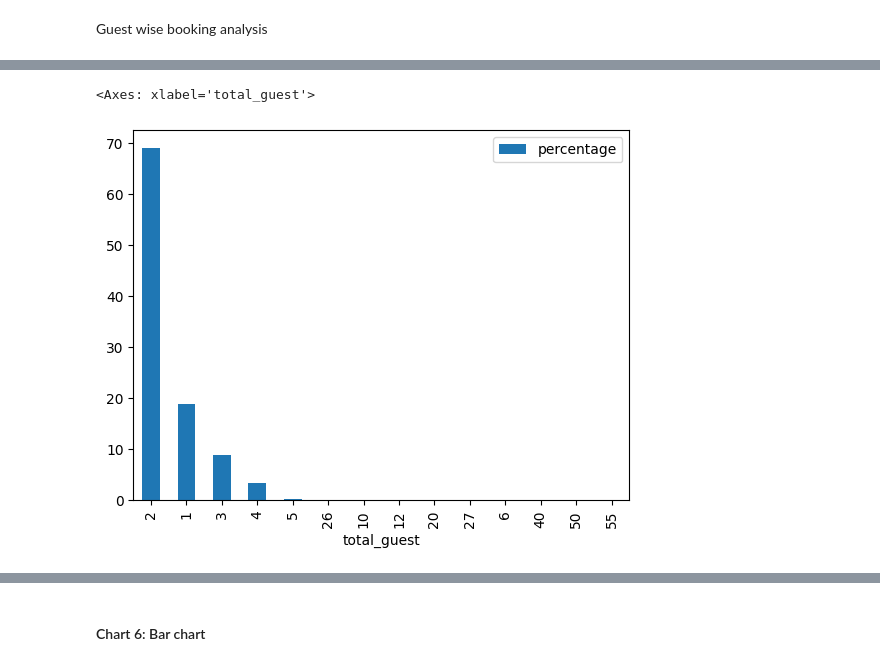
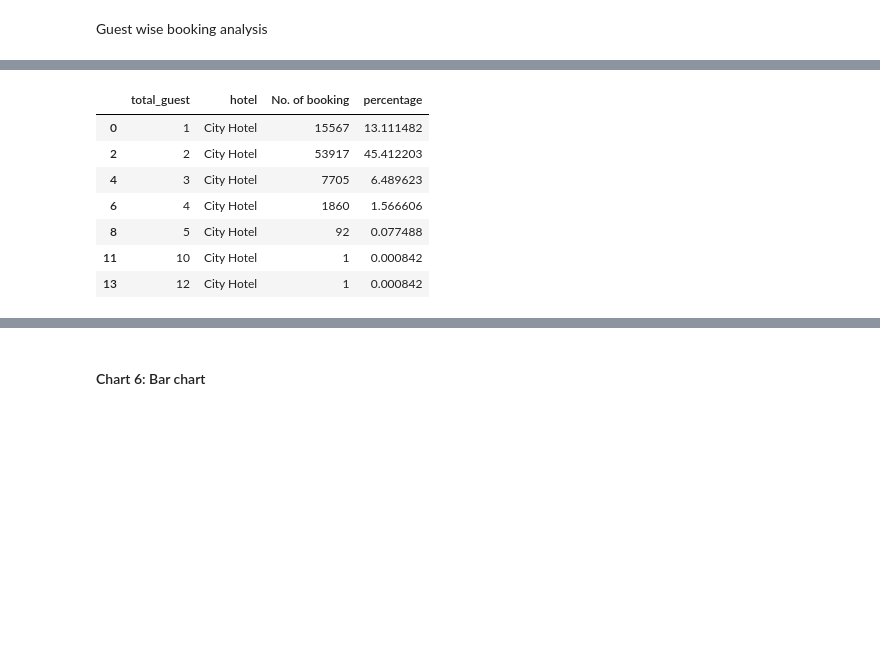
Before and after one commit to Codewith-Soumya/Hotel-Booking-Analysis, a Jupyter notebook: Hotel_booking_analysis_coding_Capstrone_Project_2.ipynb, the cells around one changed output, grey strips where cells are left out. Drawn from its saved outputs; the diff is of its cells as text; code cells hidden in the pictures; blank space fills up the shorter version.

```diff
--- a/Hotel_booking_analysis_coding_Capstrone_Project_2.ipynb
+++ b/Hotel_booking_analysis_coding_Capstrone_Project_2.ipynb
@@ -415,5 +395,21 @@ guest_wise
-# %%
-guest_wise.plot.bar(x='total_guest',y='percentage')
-# %% [output]
-<Axes: xlabel='total_guest'>
-[figure, removed]
+# %%
+# Group by 'total_guest' and 'hotel' to get the count
+guest_wise = hotel_booking_data.groupby(['total_guest', 'hotel']).size().reset_index(name='No. of booking')
+
+# Calculate the percentage
+total_bookings = guest_wise['No. of booking'].sum()
+guest_wise['percentage'] = (guest_wise['No. of booking'] / total_bookings) * 100
+
+# Separate data for City Hotel and Resort Hotel
+city_hotel_data = guest_wise[guest_wise['hotel'] == 'City Hotel']
+resort_hotel_data = guest_wise[guest_wise['hotel'] == 'Resort Hotel']
+city_hotel_data
+# %% [output]
+|  | total_guest | hotel | No. of booking | percentage |
+| 0 | 1 | City Hotel | 15567 | 13.111482 |
+| 2 | 2 | City Hotel | 53917 | 45.412203 |
+| 4 | 3 | City Hotel | 7705 | 6.489623 |
+| 6 | 4 | City Hotel | 1860 | 1.566606 |
+| 8 | 5 | City Hotel | 92 | 0.077488 |
+| 11 | 10 | City Hotel | 1 | 0.000842 |
+| 13 | 12 | City Hotel | 1 | 0.000842 |
```
Also changed, not shown: parts of 4 cells of this notebook.
